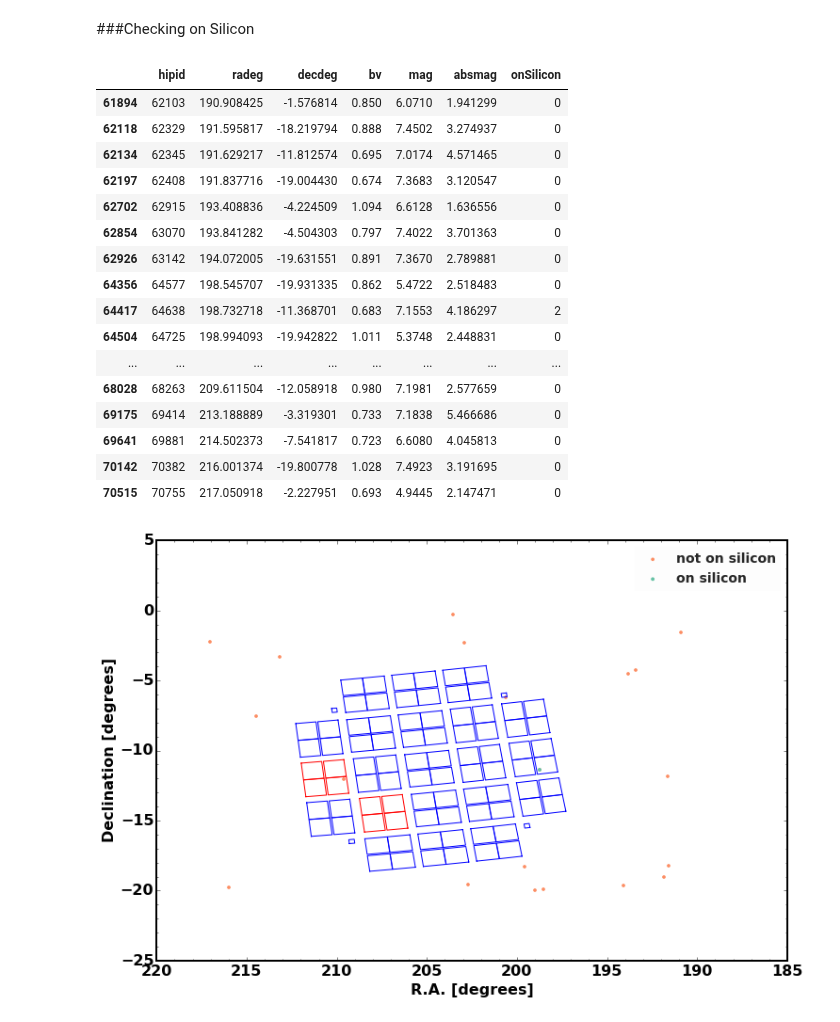
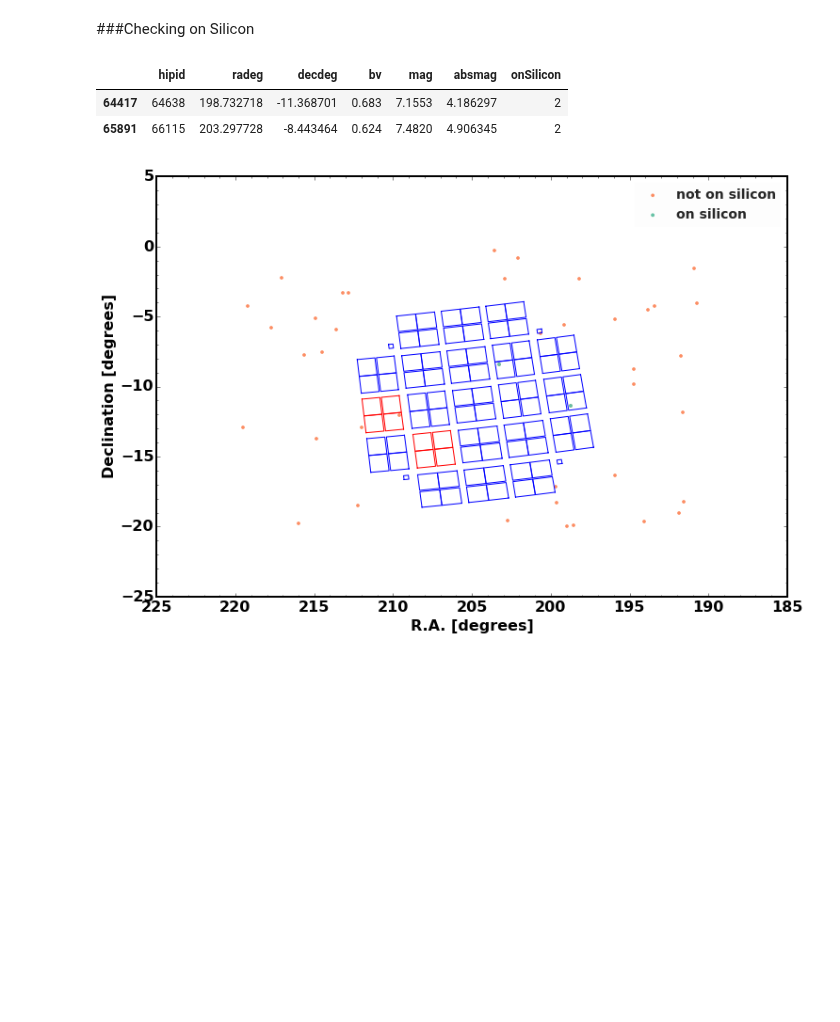
Before and after one commit to mattgiguere/K2Brights, a Jupyter notebook: code/K2BrightsCamp6.ipynb, the cells around one changed output. Cells and saved outputs as stored; diff of their text form; code cells hidden in the pictures; blank space fills up the shorter version.

Commit message:
updated camp 5 and 6 notebooks
I extended the campaign 6 notebook to include hotter stars.

```diff
--- a/code/K2BrightsCamp6.ipynb
+++ b/code/K2BrightsCamp6.ipynb
@@ -69,12 +69,12 @@ ralorad = 190 / 180. * np.pi
 rahirad = 220 / 180. * np.pi
 dechirad = 0 / 180. * np.pi
 declorad = -20 / 180. * np.pi
-hip_camp = hip_close[((hip_close['mag'] < 7.5) &
+hip_camp = hip_close[((hip_close['mag'] < 8) &
                        (hip_close['ra'] > ralorad) &
                        (hip_close['ra'] < rahirad) &
                        (hip_close['dec'] < dechirad) &
                        (hip_close['dec'] > declorad) &
-                       (hip_close['bv'] > 0.63) &
+                       (hip_close['bv'] > 0.55) &
                        (hip_close['absmag'] > 1.1))].copy()
 
 hip_camp['radeg'] = hip_camp['ra'] * 180. / np.pi
@@ -139,47 +139,35 @@ ax = fig.add_subplot(111)
 ax.scatter(*targets,color='#fc8d62',s=7,label='not on silicon')
 ax.scatter(targets[0][onSilicon],
     targets[1][onSilicon],color='#66c2a5',s=8,label='on silicon')
 ax.set_xlabel('R.A. [degrees]',fontsize=16)
 ax.set_ylabel('Declination [degrees]',fontsize=16)
 ax.invert_xaxis()
 ax.minorticks_on()
 legend = ax.legend(loc=0,
     frameon=True, scatterpoints=1)
 rect = legend.get_frame()
 rect.set_alpha(0.3)
 rect.set_facecolor(light_grey)
 rect.set_linewidth(0.0)
 texts = legend.texts
 for t in texts:
     t.set_color(almost_black)
 
 siliconFlag = np.zeros_like(ra_sources_deg)
 
 #prints zero if target is not on silicon
 siliconFlag = np.where(nearSilicon,0,siliconFlag)
 
 #prints a 2 if target is on silicon
 siliconFlag = np.where(onSilicon,2,siliconFlag)
 
 hip_camp['onSilicon'] = siliconFlag
 
-hip_camp[['hipid', 'radeg', 'decdeg', 'bv', 'mag', 'absmag', 'onSilicon']]
+hip_camp_good = hip_camp[hip_camp['onSilicon'] == 2]
+
+hip_camp_good[['hipid', 'radeg', 'decdeg', 'bv', 'mag', 'absmag', 'onSilicon']]
 # %% [output]
 |  | hipid | radeg | decdeg | bv | mag | absmag | onSilicon |
-| 61894 | 62103 | 190.908425 | -1.576814 | 0.850 | 6.0710 | 1.941299 | 0 |
-| 62118 | 62329 | 191.595817 | -18.219794 | 0.888 | 7.4502 | 3.274937 | 0 |
-| 62134 | 62345 | 191.629217 | -11.812574 | 0.695 | 7.0174 | 4.571465 | 0 |
-| 62197 | 62408 | 191.837716 | -19.004430 | 0.674 | 7.3683 | 3.120547 | 0 |
-| 62702 | 62915 | 193.408836 | -4.224509 | 1.094 | 6.6128 | 1.636556 | 0 |
-| 62854 | 63070 | 193.841282 | -4.504303 | 0.797 | 7.4022 | 3.701363 | 0 |
-| 62926 | 63142 | 194.072005 | -19.631551 | 0.891 | 7.3670 | 2.789881 | 0 |
-| 64356 | 64577 | 198.545707 | -19.931335 | 0.862 | 5.4722 | 2.518483 | 0 |
 | 64417 | 64638 | 198.732718 | -11.368701 | 0.683 | 7.1553 | 4.186297 | 2 |
-| 64504 | 64725 | 198.994093 | -19.942822 | 1.011 | 5.3748 | 2.448831 | 0 |
-| ... | ... | ... | ... | ... | ... | ... | ... |
-| 68028 | 68263 | 209.611504 | -12.058918 | 0.980 | 7.1981 | 2.577659 | 0 |
-| 69175 | 69414 | 213.188889 | -3.319301 | 0.733 | 7.1838 | 5.466686 | 0 |
-| 69641 | 69881 | 214.502373 | -7.541817 | 0.723 | 6.6080 | 4.045813 | 0 |
-| 70142 | 70382 | 216.001374 | -19.800778 | 1.028 | 7.4923 | 3.191695 | 0 |
-| 70515 | 70755 | 217.050918 | -2.227951 | 0.693 | 4.9445 | 2.147471 | 0 |
+| 65891 | 66115 | 203.297728 | -8.443464 | 0.624 | 7.4820 | 4.906345 | 2 |
-[figure, old version]
+[figure, new version]
```
Also changed, not shown: parts of 2 cells of this notebook, 1 other file.
